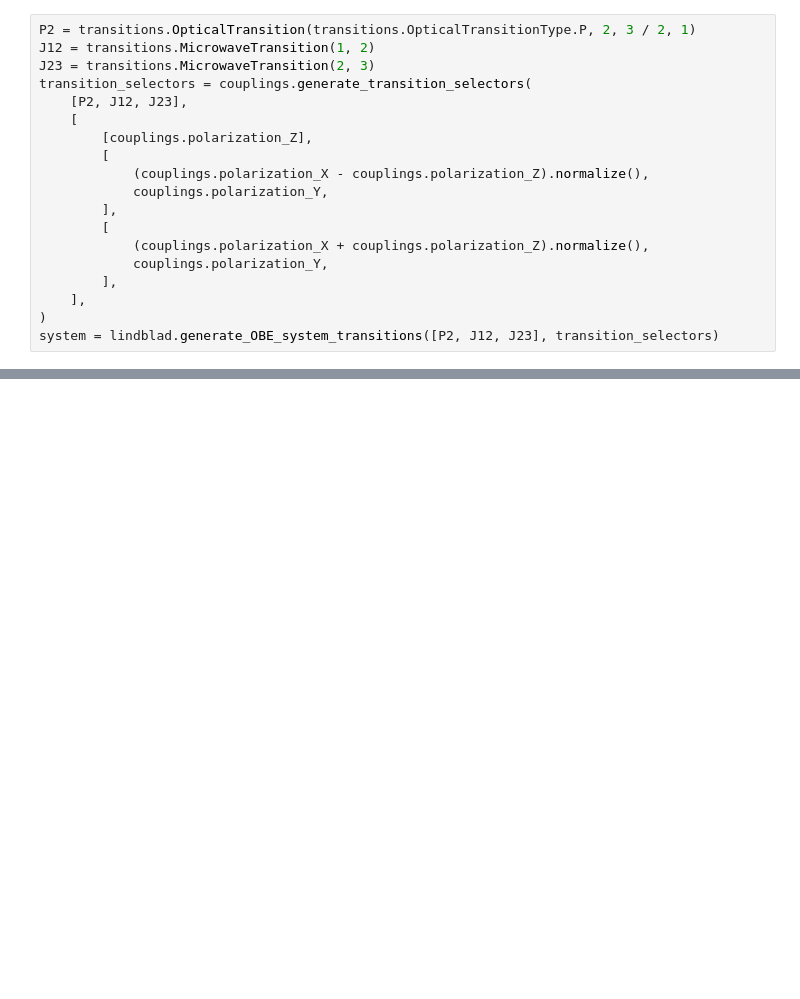
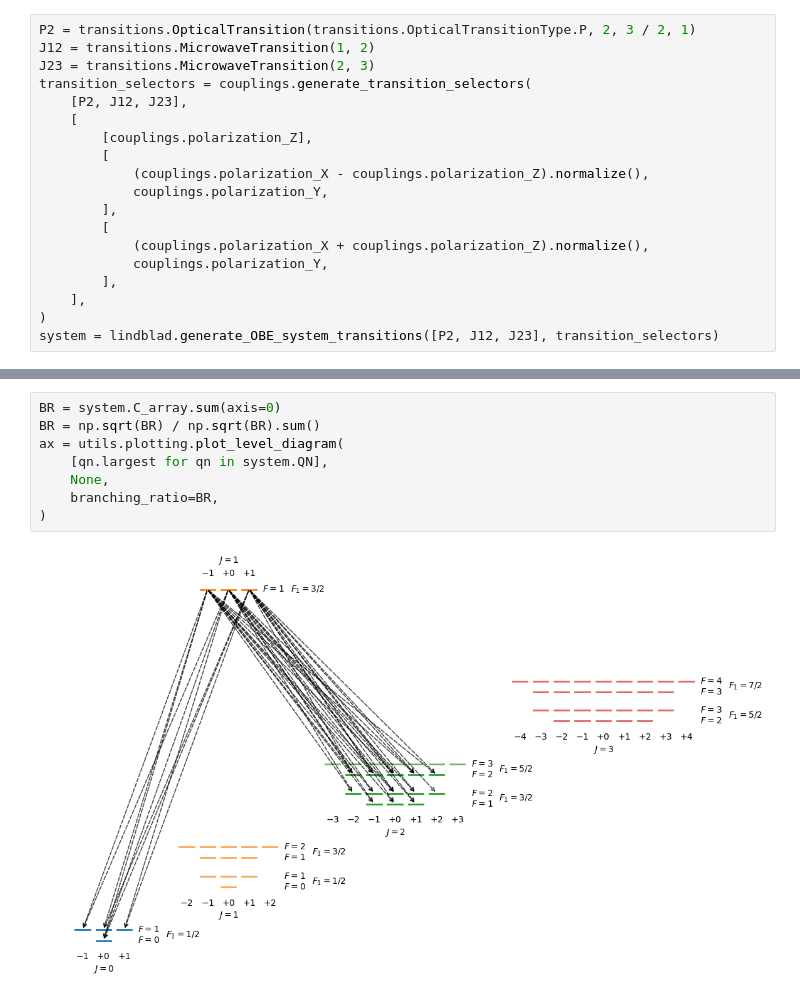
Before and after one commit to ograsdijk/CeNTREX-TlF, a Jupyter notebook: examples/lindblad/rotational_cooling.ipynb, the cells around one changed output, grey strips where cells are left out. Saved outputs shown, nothing was run; the diff lists cells and outputs as text; blank space fills up the shorter version.

```diff
--- a/examples/lindblad/rotational_cooling.ipynb
+++ b/examples/lindblad/rotational_cooling.ipynb
@@ -41,0 +43,10 @@ Matrix([
+# %%
+BR = system.C_array.sum(axis=0)
+BR = np.sqrt(BR) / np.sqrt(BR).sum()
+ax = utils.plotting.plot_level_diagram(
+    [qn.largest for qn in system.QN],
+    None,
+    branching_ratio=BR,
+)
+# %% [output]
+[figure, added]
```
Also changed, not shown: parts of 4 cells of this notebook.
